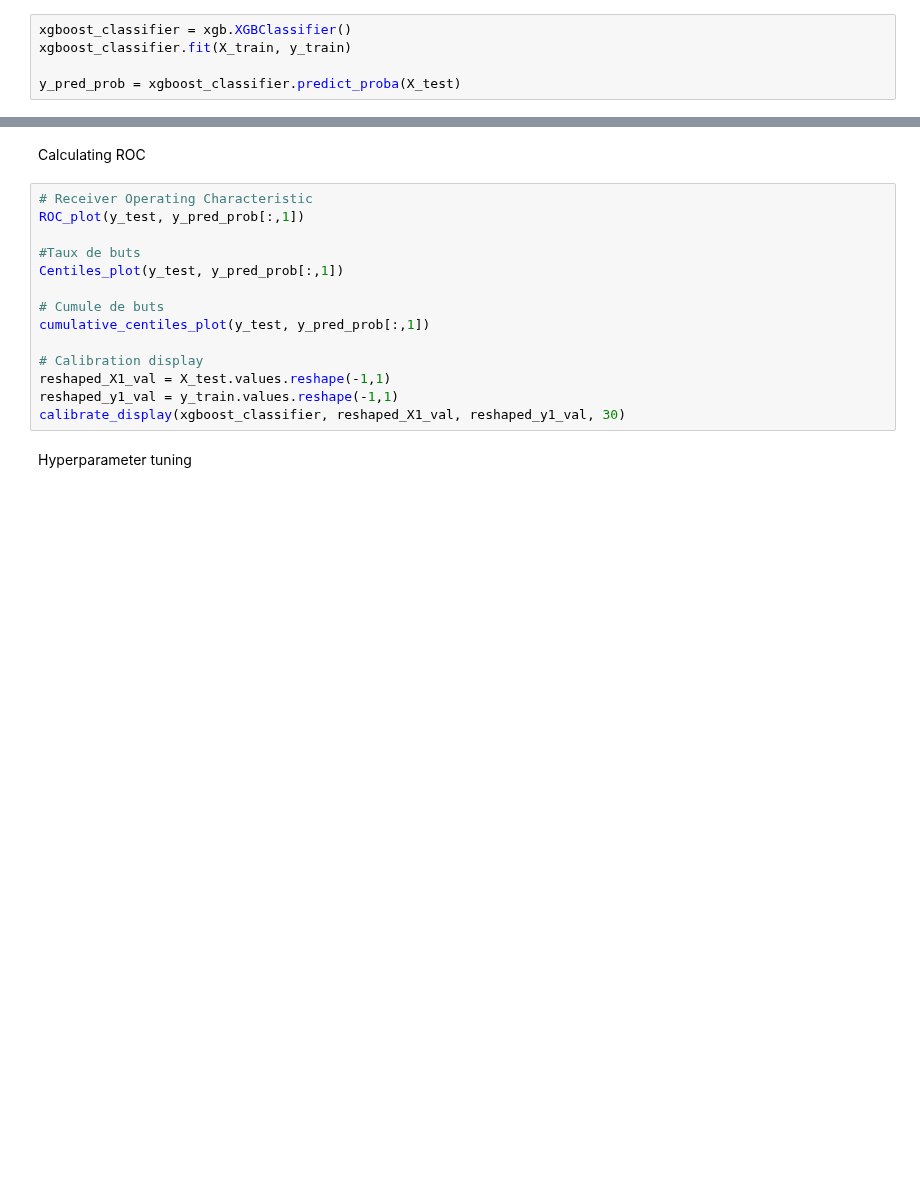
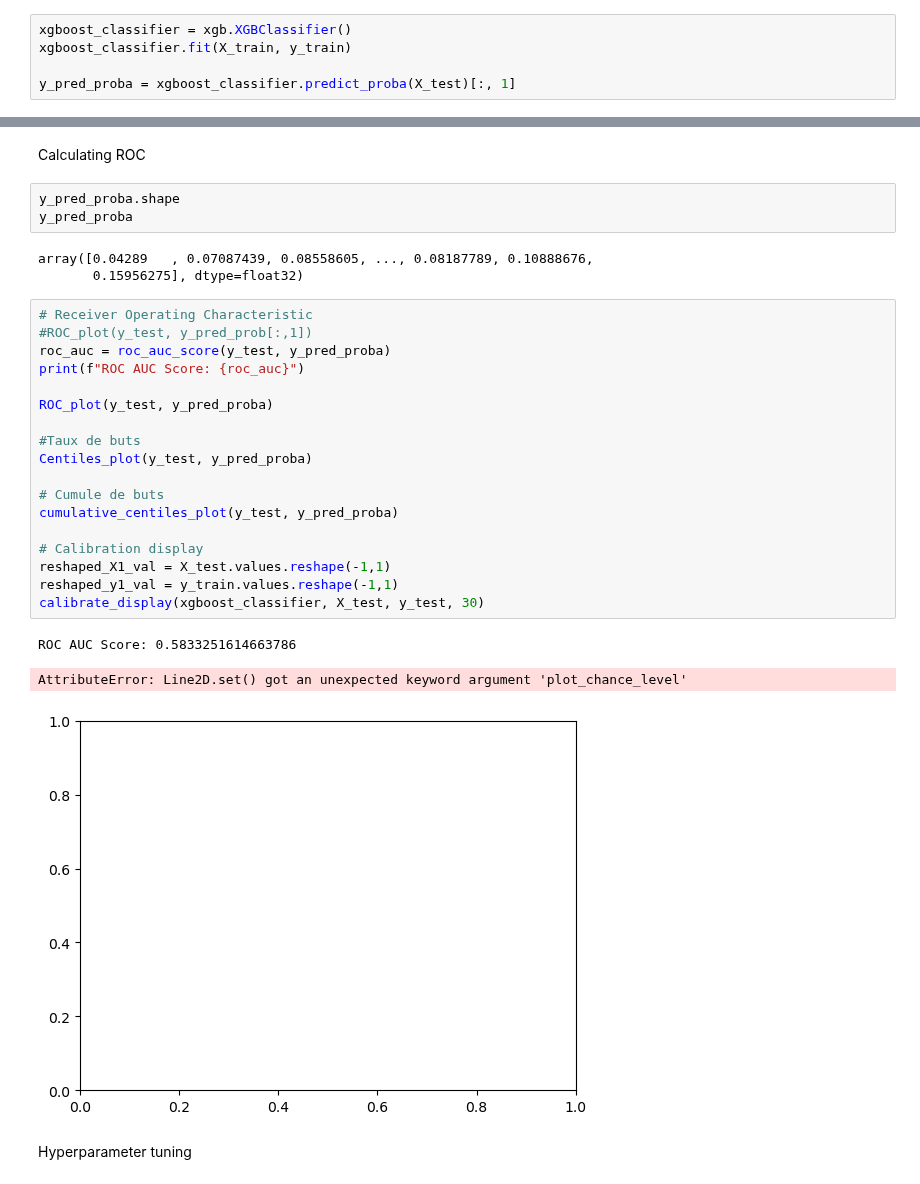
Before and after one commit to mathieupelo/ift6758-A08, a Jupyter notebook: notebooks/Advanced_model.ipynb, the cells around one changed output, grey strips where cells are left out. Cells and saved outputs as stored; diff of their text form; blank space fills up the shorter version.

```diff
--- a/notebooks/Advanced_model.ipynb
+++ b/notebooks/Advanced_model.ipynb
@@ -34,4 +37,4 @@ Training xgboost
 xgboost_classifier = xgb.XGBClassifier()
 xgboost_classifier.fit(X_train, y_train)
 
-y_pred_prob = xgboost_classifier.predict_proba(X_test)
+y_pred_proba = xgboost_classifier.predict_proba(X_test)[:, 1]
@@ -38,18 +43,32 @@ y_pred_prob = xgboost_classifier.predict_proba(X_test)
 # %% [markdown]
 Calculating ROC
+# %%
+y_pred_proba.shape
+y_pred_proba
+# %% [output]
+array([0.04289   , 0.07087439, 0.08558605, ..., 0.08187789, 0.10888676,
+       0.15956275], dtype=float32)
 # %%
 # Receiver Operating Characteristic
-ROC_plot(y_test, y_pred_prob[:,1])
+#ROC_plot(y_test, y_pred_prob[:,1])
+roc_auc = roc_auc_score(y_test, y_pred_proba)
+print(f"ROC AUC Score: {roc_auc}")
+
+ROC_plot(y_test, y_pred_proba)
 
 #Taux de buts
-Centiles_plot(y_test, y_pred_prob[:,1])
+Centiles_plot(y_test, y_pred_proba)
 
 # Cumule de buts
-cumulative_centiles_plot(y_test, y_pred_prob[:,1])
+cumulative_centiles_plot(y_test, y_pred_proba)
 
 # Calibration display
 reshaped_X1_val = X_test.values.reshape(-1,1)
 reshaped_y1_val = y_train.values.reshape(-1,1)
-calibrate_display(xgboost_classifier, reshaped_X1_val, reshaped_y1_val, 30)
+calibrate_display(xgboost_classifier, X_test, y_test, 30)
+# %% [output]
+ROC AUC Score: 0.5833251614663786
+AttributeError: Line2D.set() got an unexpected keyword argument 'plot_chance_level'
+[figure, added]
 # %% [markdown]
 Hyperparameter tuning
```
Also changed, not shown: parts of 5 cells of this notebook, 1 other file.
